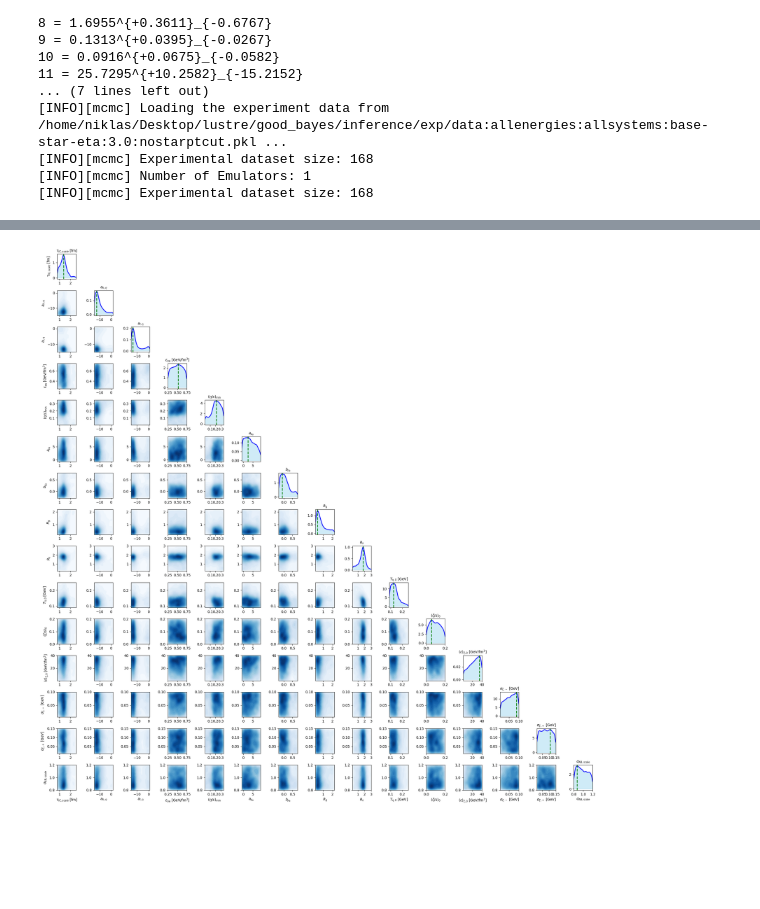
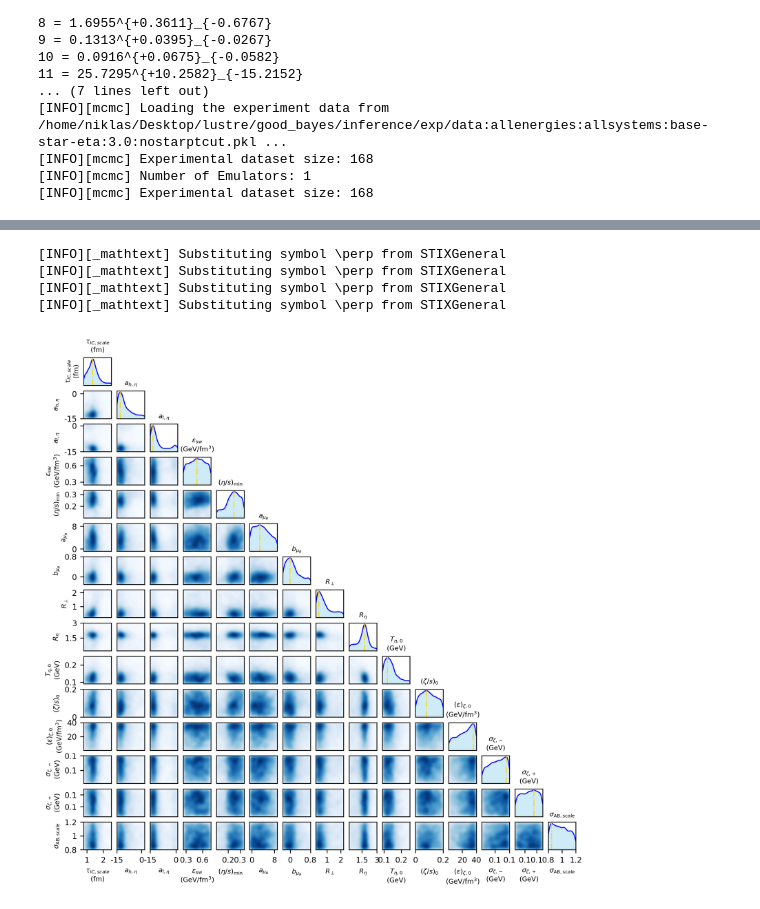
Before and after one commit to NGoetz/GPBayesTools-HIC, a Jupyter notebook: Prediction.ipynb, the cells around one changed output, grey strips where cells are left out. Drawn from its saved outputs; the diff is of its cells as text; code cells hidden in the pictures; blank space fills up the shorter version.

```diff
--- a/Prediction.ipynb
+++ b/Prediction.ipynb
@@ -341,5 +356,28 @@ plot_distribution_of_posterior_samples(posteriorSamples, mapEstimates)
 # %%
-
+PARAMETER_NAMES2 = [
+    r'$\tau_{IC,scale}$'+'\n'+r'$({\rm fm})$',
+    r'$a_{h,\eta}$',
+    r'$a_{l,\eta}$',
+    r'$\epsilon_{\rm sw}$'+'\n'+r'$({\rm GeV/fm^3})$',
+    r'$(\eta/s)_{\rm min}$',
+    r'$a_{\mu_B}$', #etsscale_mub
+    r'$b_{\mu_B}$',#etasshiftmub
+    r'$R_{\perp}$',
+    r'$R_{\eta}$',
+    r'$T_{\eta, \rm 0}$'+'\n'+r'$({\rm GeV})$',
+    r'$(\zeta/s)_{\rm 0}$',
+    r'$(\epsilon)_{\zeta,\rm 0 }$'+'\n'+r'$({\rm GeV/fm^3})$',
+    r'$\sigma_{\zeta, \rm -}$'+'\n'+r'$({\rm GeV})$',
+    r'$\sigma_{\zeta, \rm +}$'+'\n'+r'$({\rm GeV})$',
+    r'$\sigma_{\rm AB, scale}$'
+]
+from matplotlib.ticker import FuncFormatter, MaxNLocator
+# Function to format tick labels
+def format_func(value, tick_number):
+    if value.is_integer():
+        return f'{int(value)}'
+    else:
+        return f'{value:.1f}'
 # Function to calculate MAP estimates
 def calculate_map_estimates(posteriorSamples):
     map_estimates = []
@@ -352,9 +390,9 @@ def calculate_map_estimates(posteriorSamples):
     return map_estimates
 
 # Function to plot triangle plot
-def plot_triangle(posteriorSamples, PARAMETER_NAMES):
+def plot_triangle(posteriorSamples, PARAMETER_NAMES2):
     num_params = posteriorSamples.shape[1]
-    fig = plt.figure(figsize=(22, 22))
+    fig = plt.figure(figsize=(7.5, 7.5), dpi=300)
     gs = gridspec.GridSpec(num_params, num_params, figure=fig)
 
     for i in range(num_params):
@@ -367,46 +405,66 @@ def plot_triangle(posteriorSamples, PARAMETER_NAMES):
                 kde_vals = kde(x_vals)
                 kde_vals /= np.trapz(kde_vals, x_vals)  # Normalize
 
-                ax.plot(x_vals, kde_vals, color='b', lw=2)
+                ax.plot(x_vals, kde_vals, color='b', lw=1)
                 ax.fill_between(x_vals, kde_vals, color='skyblue', alpha=0.4)
-                ax.axvline(mapEstimates[i], color='g', linestyle='--', lw=2)
+                ax.axvline(mapEstimates[i], color='gold', linestyle='-.', lw=1)
                 ax.set_xlim(prior_ranges[i])
-                ax.set_title(f'{PARAMETER_NAMES[i]}', fontsize=10)
+                ax.set_title(f'{PARAMETER_NAMES2[i]}', fontsize=7)
             elif j < i:
                 # 2D Distribution in the lower triangle
                 x = posteriorSamples[:, j]
                 y = posteriorSamples[:, i]
                 kde = gaussian_kde([x, y])
                 xi, yi = np.mgrid[np.min(x):np.max(x):100j, np.min(y):np.max(y):100j]
                 zi = kde(np.vstack([xi.ravel(), yi.ravel()]))
                 zi = zi.reshape(xi.shape)
 
-                ax.contourf(xi, yi, zi, levels=30, cmap='Blues')
+                ax.contourf(xi, yi, zi, levels=50, cmap='Blues')
                 ax.set_xlim([np.min(x), np.max(x)])
                 ax.set_ylim([np.min(y), np.max(y)])
                 ax.set_xlim(prior_ranges[j])
                 ax.set_ylim(prior_ranges[i])
             else:
                 ax.axis('off')  # Upper triangle
 
             # Set x and y labels
+           # Set x and y labels
             if i == num_params - 1:
-                ax.set_xlabel(PARAMETER_NAMES[j], fontsize=10)
+                ax.set_xlabel(PARAMETER_NAMES2[j], fontsize=7)
+                ax.xaxis.set_major_formatter(FuncFormatter(format_func))
+                ax.xaxis.set_major_locator(MaxNLocator(nbins=1))
+
+            else:
+                ax.set_xticks([])
+
             if j == 0:
-                ax.set_ylabel(PARAMETER_NAMES[i], fontsize=10)
+                ax.set_ylabel(PARAMETER_NAMES2[i], fontsize=7)
+                ax.yaxis.set_major_formatter(FuncFormatter(format_func))
+                ax.yaxis.set_major_locator(MaxNLocator(nbins=1))
+            else:
+                ax.set_yticks([])
+            if i==0 and j==0:
+                ax.set_xticks([])
+                ax.set_yticks([])
 
-    plt.tight_layout()
-    plt.savefig("./plots/full/full_triangle_"+log+"_"+pca+"_"+emu+"_"+setup+".png", dpi=300)
+    plt.subplots_adjust(left=0.03, right=0.97, top=0.97, bottom=0.03)  # Adjust spacing between subplots
+    #plt.tight_layout()
+    #plt.savefig("./plots/full/full_triangle_"+log+"_"+pca+"_"+emu+"_"+setup+".png", dpi=300)
+    #save through the interface here!
     plt.show()
 
 # Assuming posteriorSamples and PARAMETER_NAMES are already defined
 # Calculate MAP estimates
 mapEstimates = calculate_map_estimates(posteriorSamples)
 
 # Call the triangle plot function
-plot_triangle(posteriorSamples, PARAMETER_NAMES)
+plot_triangle(posteriorSamples, PARAMETER_NAMES2)
 # %% [output]
+[INFO][_mathtext] Substituting symbol \perp from STIXGeneral
+[INFO][_mathtext] Substituting symbol \perp from STIXGeneral
+[INFO][_mathtext] Substituting symbol \perp from STIXGeneral
+[INFO][_mathtext] Substituting symbol \perp from STIXGeneral
-[figure, old version]
+[figure, new version]
 # %%
 import matplotlib.pyplot as plt
 import numpy as np
```
Also changed, not shown: parts of 6 cells of this notebook, 6 other files.
